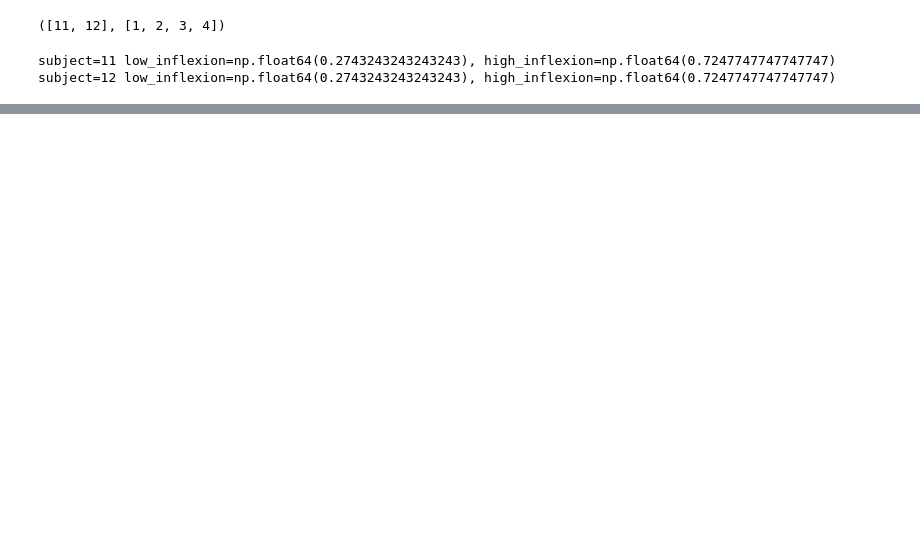
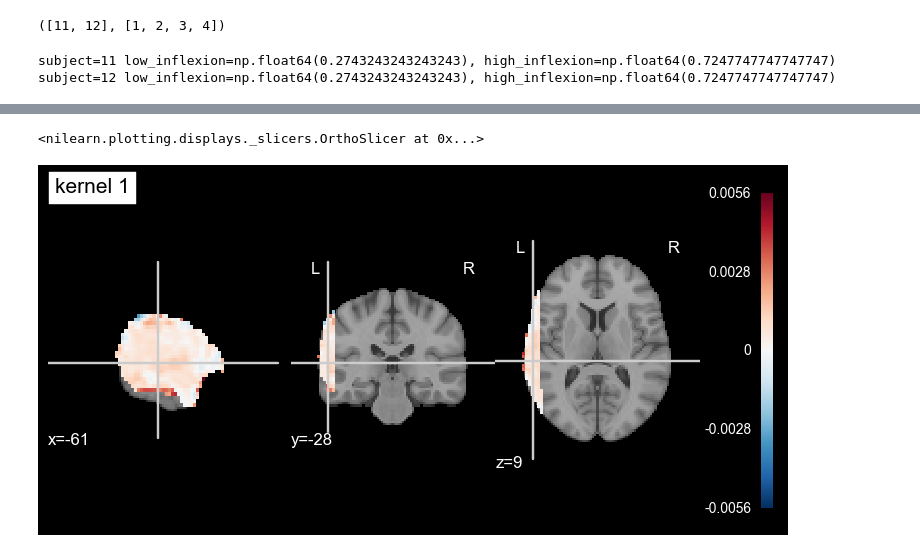
Before and after one commit to mducat/scz_familiarity_fMRI_ML, a Jupyter notebook: mri_multiple_sub.ipynb, the cells around one changed output, grey strips where cells are left out. Drawn from its saved outputs; the diff is of its cells as text; code cells hidden in the pictures; blank space fills up the shorter version.

```diff
--- a/mri_multiple_sub.ipynb
+++ b/mri_multiple_sub.ipynb
@@ -211,0 +212,9 @@ Classification accuracy: 1.0000 / Chance level: 0.5
+# %%
+plot_stat_map(
+    decoder.coef_img_[1],
+    title="kernel 1",
+    black_bg=True,
+)
+# %% [output]
+<nilearn.plotting.displays._slicers.OrthoSlicer at 0x...>
+[figure, added]
```
Also changed, not shown: parts of 9 cells of this notebook, 6 other files.
